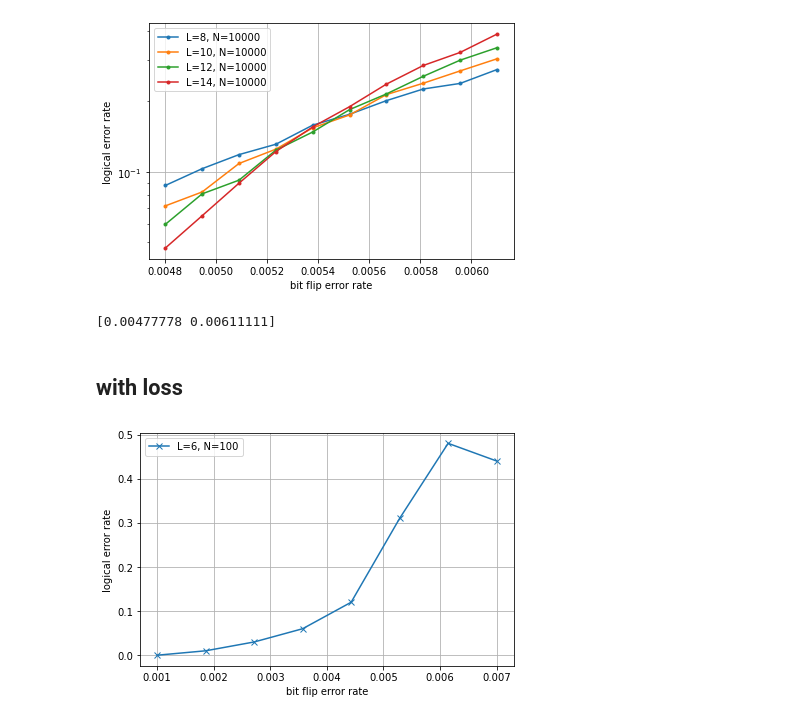
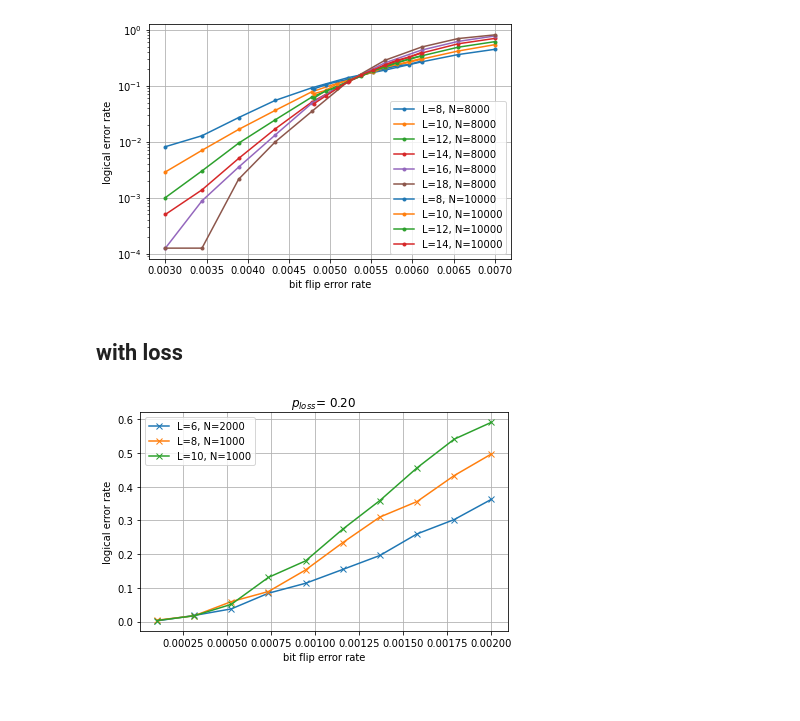
Before and after one commit to hassan-shap/quantum-emitter, a Jupyter notebook: pp_threshold_qdot.ipynb, the cells around one changed output. Cells and saved outputs as stored; diff of their text form; code cells hidden in the pictures.

Commit message:
qdot loss

```diff
--- a/pp_threshold_qdot.ipynb
+++ b/pp_threshold_qdot.ipynb
@@ -21,58 +21,54 @@ for i_L,L in enumerate(L_list):
                 Ntot = 0
             fail_prob_avg += fail_prob_z
             Ntot += Nrep
-    # if not first:
-    #     plt.plot(p1_list,fail_prob_avg/Ntot,".-", color="C%d" % (i_L), label="L=%d, N=%d" % (L,Ntot))
+    if not first:
+        plt.plot(p1_list,fail_prob_avg/Ntot,".-", color="C%d" % (i_L), label="L=%d, N=%d" % (L,Ntot))
     # plt.plot(p1_list,fail_prob_avg/Ntot,".-", label="L=%d" % (L))
 
 for i_L,L in enumerate(L_list):
     first = True
     for i_rep in range(repeat):
         fname = "data_qdot/" + "p1_eq_p2_L_%d_i_%d_fine.npz" % (L,i_rep)
 
         if os.path.exists(fname):
             npz_file = np.load(fname)
             p1_list, fail_prob_z, Nrep = npz_file['p1_list'], npz_file['fail_prob_z'], npz_file['Nrep']
             if first :
                 first = False
                 fail_prob_avg = np.zeros(len(p1_list))
                 Ntot = 0
             fail_prob_avg += fail_prob_z
             Ntot += Nrep
     if not first:
         plt.plot(p1_list,fail_prob_avg/Ntot,".-", color="C%d" % (i_L),label="L=%d, N=%d" % (L,Ntot))
     # plt.plot(p1_list,fail_prob_avg/Ntot,".-", label="L=%d" % (L))
 
 
 # plt.plot([0.0293,0.0293],[0,0.8],"k--")
 # plt.xticks(np.arange(0.004,0.0071,0.001))
 plt.yscale("log")
 # plt.ylim([0.0,0.6])
 plt.xlabel("bit flip error rate")
 plt.ylabel("logical error rate")
 plt.legend()
 plt.tight_layout()
 plt.grid()
 # plt.savefig("figs/fcts-threshold.pdf")
 plt.show()
 # %% [output]
-[figure, old version]
+[figure, new version]
-# %%
-print(p1_list[[4,7]])
-# %% [output]
-[0.00477778 0.00611111]
 # %% [markdown]
 ## with loss
 # %%
-repeat = 5
+repeat = 24
 L_list = [6,8,10]
-prob_l = 0.05
+prob_l = 0.2
 
 plt.figure(1)#,figsize=(5,3))
 for i_L, L in enumerate(L_list):
     first = True
     for i_rep in range(repeat):
-        fname = "data_loss_qdot/" + "p1_eq_p2_p_%.2f_L_%d_i_%d.npz" % (prob_l,L,i_rep)
+        fname = "data_loss_qdot/" + "p1_eq_p2_p_%.2f_L_%d_i_%d_new.npz" % (prob_l,L,i_rep)
         if os.path.exists(fname):
             npz_file = np.load(fname)
             p1_list, loss_prob, fail_prob_z, Nrep_loss, Nrep_flip = npz_file['p1_list'], npz_file['loss_prob'], npz_file['fail_prob_z'], npz_file['Nrep_loss'], npz_file['Nrep_flip']
@@ -99,6 +95,7 @@ for i_L, L in enumerate(L_list):
         # plt.plot(pz_list,failure_ratio,"x-", label="L=%d" % (L))
 
 plt.legend()
+plt.title(r"$p_{loss} $= %.2f " % (prob_l))
 # plt.ylim([0.0,0.6])
 # plt.xticks(np.arange(0.08,0.131,0.01))
 # plt.xticks(np.arange(0.0s6,0.1,0.01))
@@ -110,4 +107,4 @@ plt.tight_layout()
 # plt.savefig("figs/loss_%.2f_toric_threshold.pdf" % (prob_l))
 plt.show()
 # %% [output]
-[figure, old version]
+[figure, new version]
```
Also changed, not shown: parts of 1 cell of this notebook, 47 other files.
